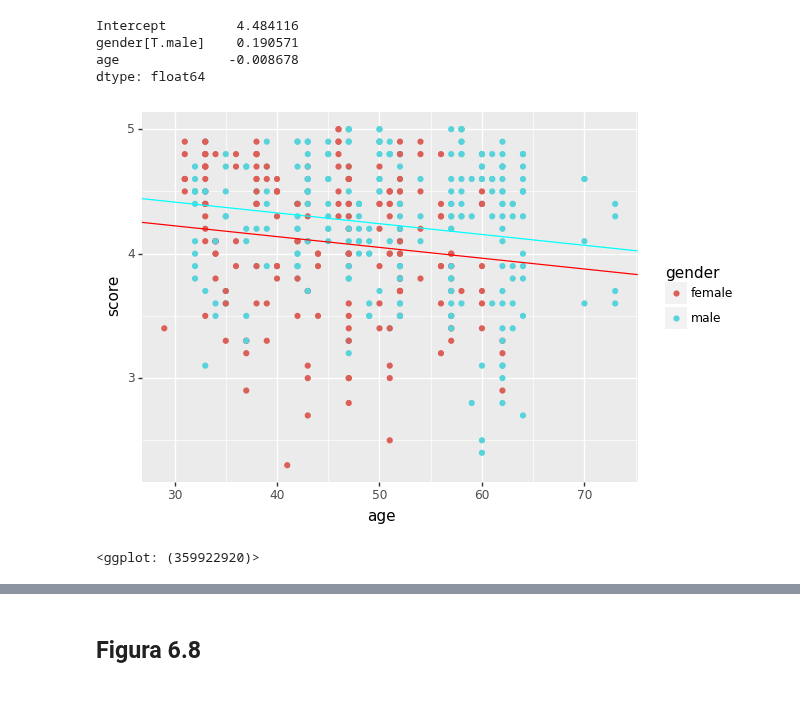
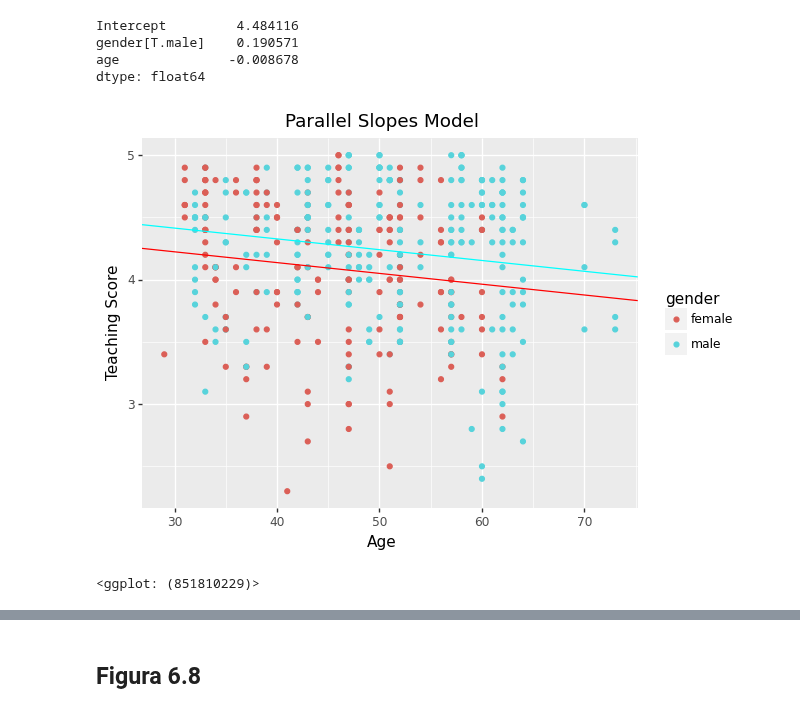
Before and after one commit to pdcos/analise_visual_ciencia_de_dados, a Jupyter notebook: participacao_10/solutions_10.ipynb, the cells around one changed output, grey strips where cells are left out. Saved outputs shown, nothing was run; the diff lists cells and outputs as text; code cells hidden in the pictures.

```diff
--- a/participacao_10/solutions_10.ipynb
+++ b/participacao_10/solutions_10.ipynb
@@ -506,14 +507,17 @@ dtype: float64
 # %%
 plot_2 = (
     ggplot(df_evals_ch6, aes('age', 'score', color='gender')) +
     geom_point() +
     geom_abline(intercept=intercept_A, slope=slope, color='red') +
     geom_abline(intercept=intercept_B, slope=slope, color='cyan')
+    + labs(title='Parallel Slopes Model',
+              x='Age',
+              y='Teaching Score')
 )
 plot_2
 # %% [output]
-[figure, old version]
+[figure, new version]
-<ggplot: (359922920)>
+<ggplot: (851810229)>
 # %%
 g1 = pw.load_ggplot(plot_1, figsize=(5, 5))
 g2 = pw.load_ggplot(plot_2, figsize=(5, 5))
```
Also changed, not shown: parts of 16 cells of this notebook.
